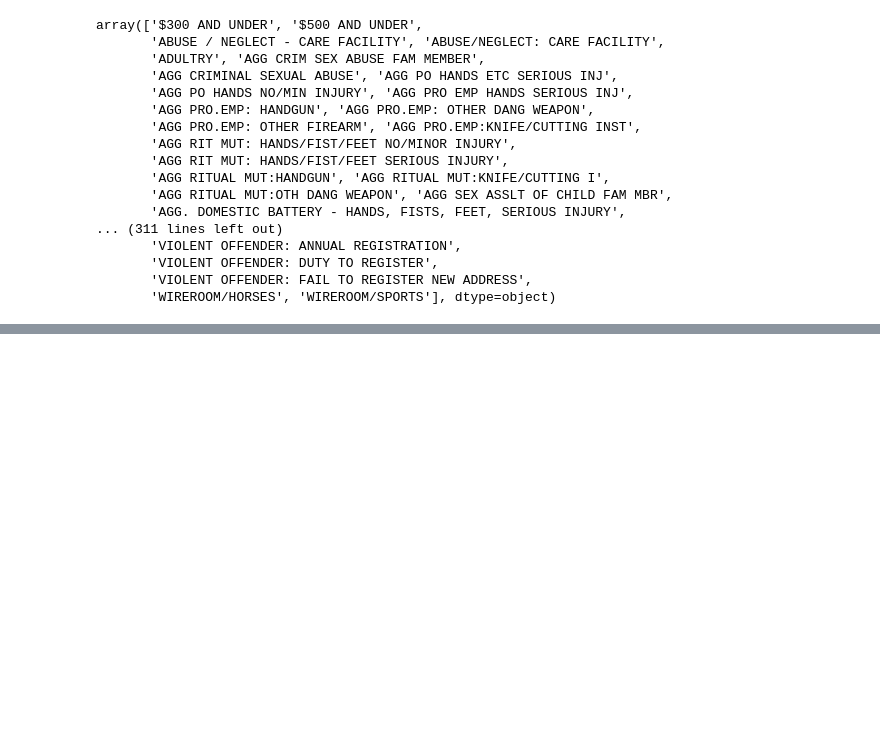
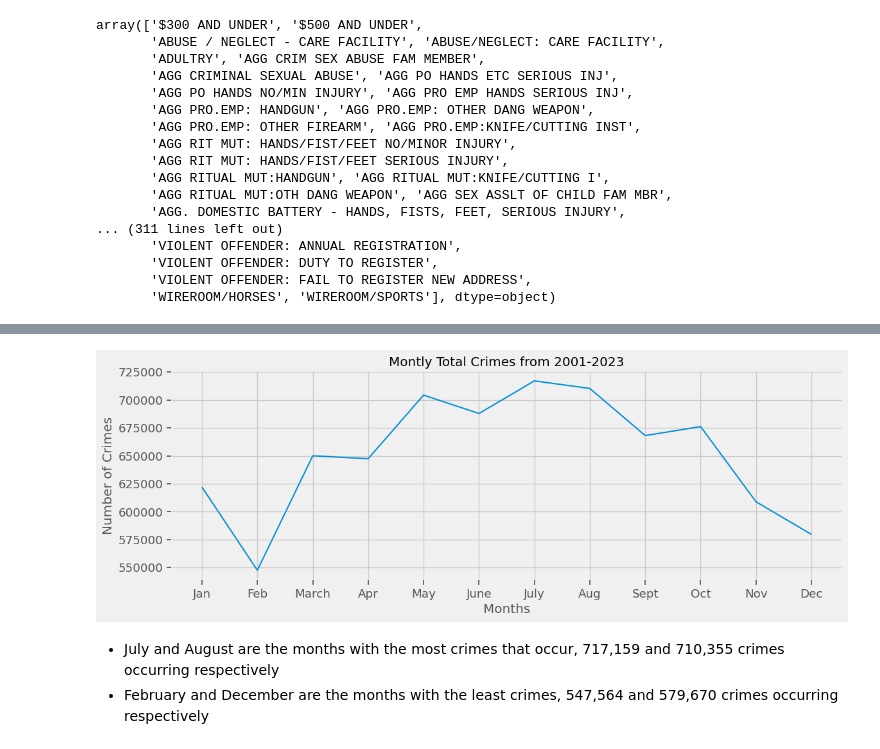
Before and after one commit to kevinbrnett/Time-Series-Analysis-of-Crime-Data, a Jupyter notebook: Time Series Crime Data Project -- Part 1.ipynb, the cells around one changed output, grey strips where cells are left out. Drawn from its saved outputs; the diff is of its cells as text; code cells hidden in the pictures; blank space fills up the shorter version.

Commit message:
analyzed crimes by months

```diff
--- a/Time Series Crime Data Project -- Part 1.ipynb
+++ b/Time Series Crime Data Project -- Part 1.ipynb
@@ -429,0 +467,3 @@ ax.axhline(0,color='k');
+# %%
+month_ts.columns = month_ts.columns.droplevel(0)
+month_ts.columns
@@ -429,0 +482,4 @@ ax.axhline(0,color='k');
+# %%
+# Add column to get month number
+month_ts['month'] = month_ts.index.month
+month_ts
@@ -429,0 +501,4 @@ ax.axhline(0,color='k');
+# %%
+# Groupby month number
+month_grp = month_ts.groupby('month').sum()
+month_grp
@@ -429,0 +521,4 @@ ax.axhline(0,color='k');
+# %%
+# Get total crimes for each month number over the years
+month_total = month_grp.agg('sum', axis=1)
+month_total.sort_values(ascending=False)
@@ -429,0 +540,16 @@ ax.axhline(0,color='k');
+# %%
+# Plot crimes by month from 2001-2023
+labels = ['Jan','Feb','March','Apr','May','June','July','Aug','Sept','Oct','Nov',
+         'Dec']
+x = [1,2,3,4,5,6,7,8,9,10,11,12]
+
+month_total.plot()
+plt.title('Montly Total Crimes from 2001-2023')
+plt.xlabel('Months')
+plt.ylabel('Number of Crimes')
+plt.xticks(ticks=x, labels=labels);
+# %% [output]
+[figure, added]
+# %% [markdown]
+- July and August are the months with the most crimes that occur, 717,159 and 710,355 crimes occurring respectively
+- February and December are the months with the least crimes, 547,564 and 579,670 crimes occurring respectively
```
Also changed, not shown: parts of 36 cells of this notebook.
